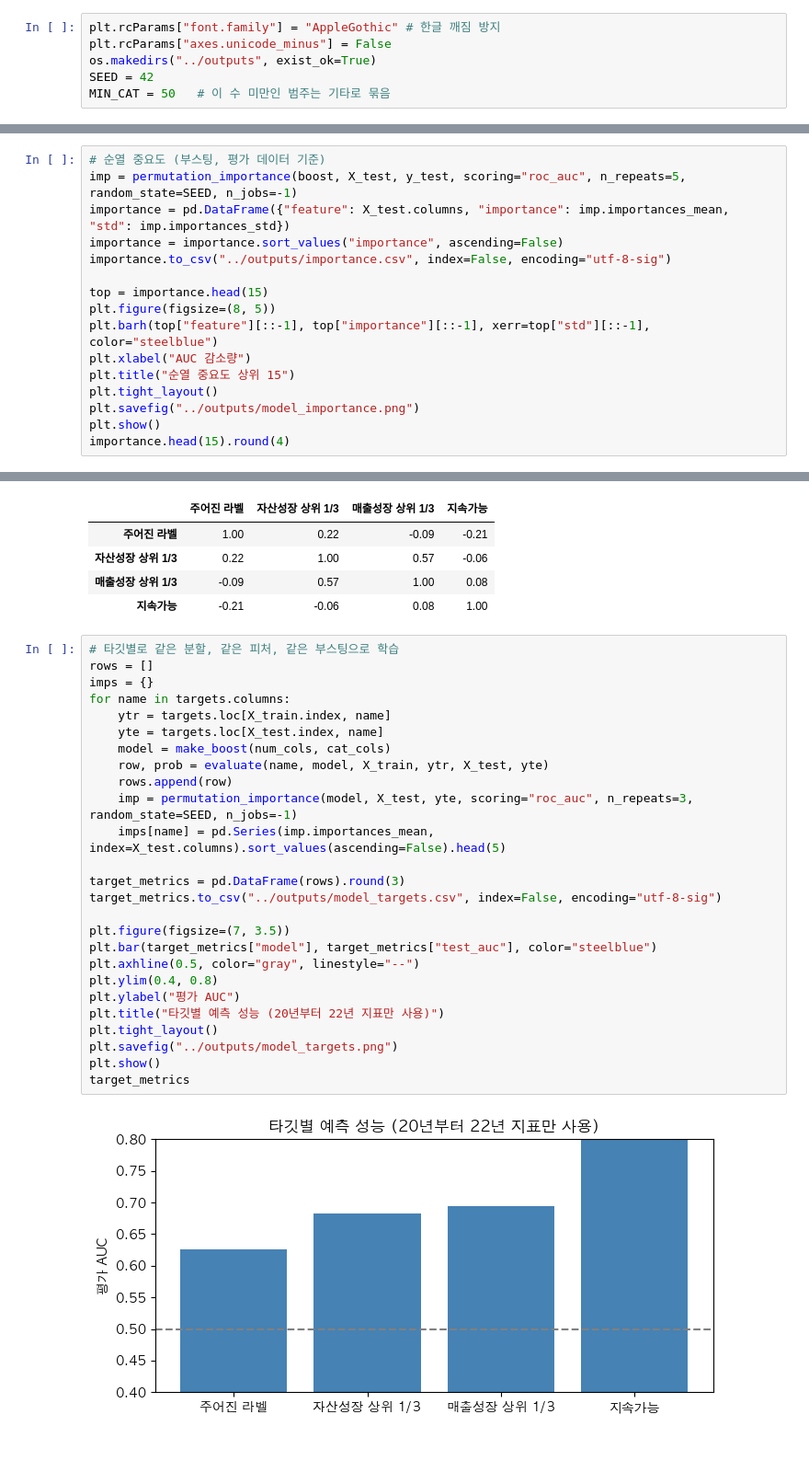
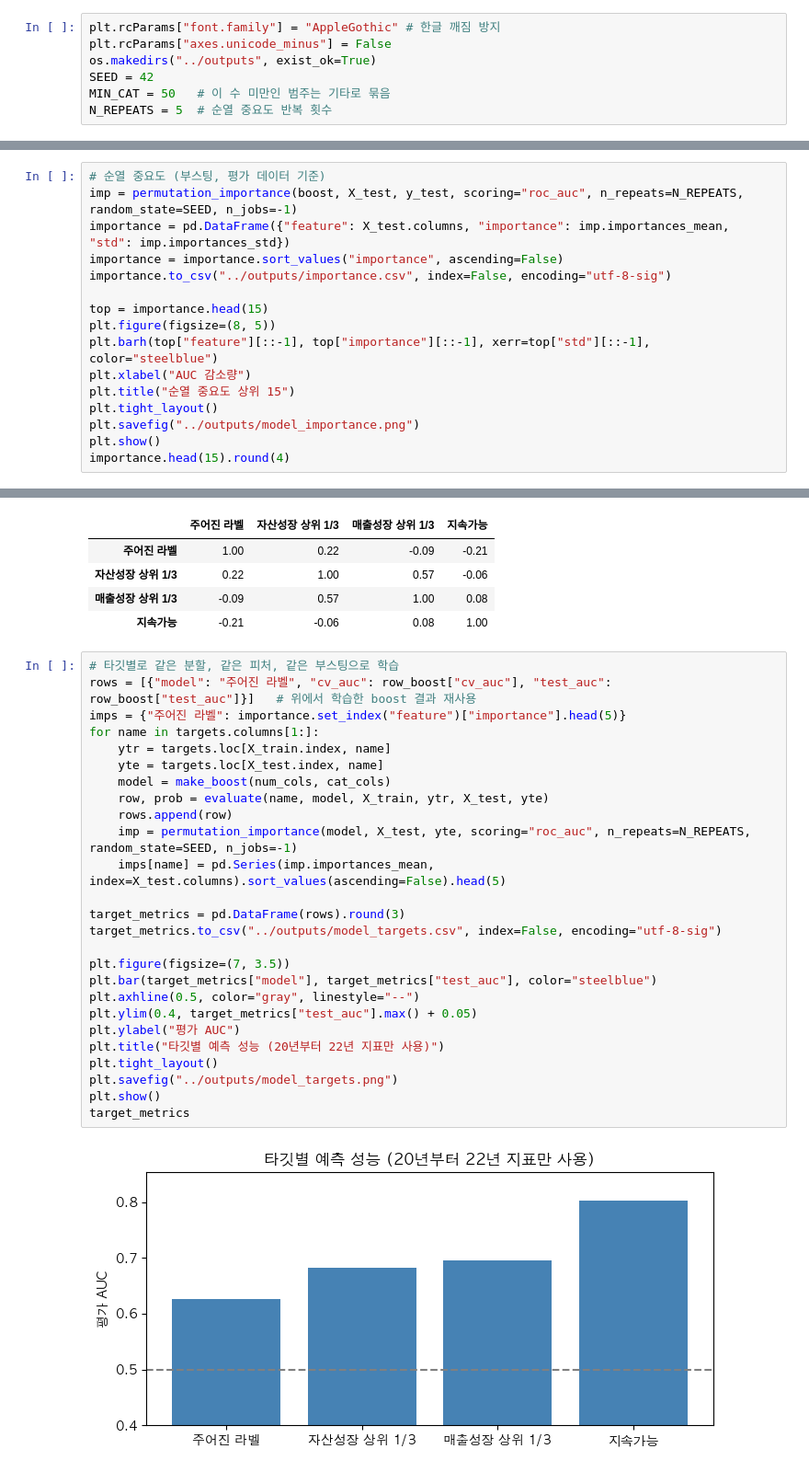
Before and after one commit to JeongHyck06/2026-2_DS_Hackathon, a Jupyter notebook: notebooks/model.ipynb, the cells around one changed output, grey strips where cells are left out. Shown at 92% size. Cells and saved outputs as stored; diff of their text form.

```diff
--- a/notebooks/model.ipynb
+++ b/notebooks/model.ipynb
@@ -22,6 +22,7 @@ plt.rcParams["axes.unicode_minus"] = False
 os.makedirs("../outputs", exist_ok=True)
 SEED = 42
 MIN_CAT = 50   # 이 수 미만인 범주는 기타로 묶음
+N_REPEATS = 5  # 순열 중요도 반복 횟수
 # %%
 # 데이터 불러오기
 df = pd.read_csv("../data/clean.csv", encoding="utf-8-sig")
@@ -188,7 +189,7 @@ metrics
 | 2 | boosting + 23/24년 지표 | 0.901 | 0.901 | 0.5 | 0.819 | 0.805 | 0.743 |
 # %%
 # 순열 중요도 (부스팅, 평가 데이터 기준)
-imp = permutation_importance(boost, X_test, y_test, scoring="roc_auc", n_repeats=5, random_state=SEED, n_jobs=-1)
+imp = permutation_importance(boost, X_test, y_test, scoring="roc_auc", n_repeats=N_REPEATS, random_state=SEED, n_jobs=-1)
 importance = pd.DataFrame({"feature": X_test.columns, "importance": imp.importances_mean, "std": imp.importances_std})
 importance = importance.sort_values("importance", ascending=False)
 importance.to_csv("../outputs/importance.csv", index=False, encoding="utf-8-sig")
@@ -291,32 +292,32 @@ dtype: float64
 | 지속가능 | -0.21 | -0.06 | 0.08 | 1.00 |
 # %%
 # 타깃별로 같은 분할, 같은 피처, 같은 부스팅으로 학습
-rows = []
-imps = {}
-for name in targets.columns:
+rows = [{"model": "주어진 라벨", "cv_auc": row_boost["cv_auc"], "test_auc": row_boost["test_auc"]}]   # 위에서 학습한 boost 결과 재사용
+imps = {"주어진 라벨": importance.set_index("feature")["importance"].head(5)}
+for name in targets.columns[1:]:
     ytr = targets.loc[X_train.index, name]
     yte = targets.loc[X_test.index, name]
     model = make_boost(num_cols, cat_cols)
     row, prob = evaluate(name, model, X_train, ytr, X_test, yte)
     rows.append(row)
-    imp = permutation_importance(model, X_test, yte, scoring="roc_auc", n_repeats=3, random_state=SEED, n_jobs=-1)
+    imp = permutation_importance(model, X_test, yte, scoring="roc_auc", n_repeats=N_REPEATS, random_state=SEED, n_jobs=-1)
     imps[name] = pd.Series(imp.importances_mean, index=X_test.columns).sort_values(ascending=False).head(5)
 
 target_metrics = pd.DataFrame(rows).round(3)
 target_metrics.to_csv("../outputs/model_targets.csv", index=False, encoding="utf-8-sig")
 
 plt.figure(figsize=(7, 3.5))
 plt.bar(target_metrics["model"], target_metrics["test_auc"], color="steelblue")
 plt.axhline(0.5, color="gray", linestyle="--")
-plt.ylim(0.4, 0.8)
+plt.ylim(0.4, target_metrics["test_auc"].max() + 0.05)
 plt.ylabel("평가 AUC")
 plt.title("타깃별 예측 성능 (20년부터 22년 지표만 사용)")
 plt.tight_layout()
 plt.savefig("../outputs/model_targets.png")
 plt.show()
 target_metrics
 # %% [output]
-[figure, old version]
+[figure, new version]
 |  | model | cv_auc | test_auc |
 | 0 | 주어진 라벨 | 0.593 | 0.626 |
 | 1 | 자산성장 상위 1/3 | 0.694 | 0.682 |
```
Also changed, not shown: parts of 2 cells of this notebook.
